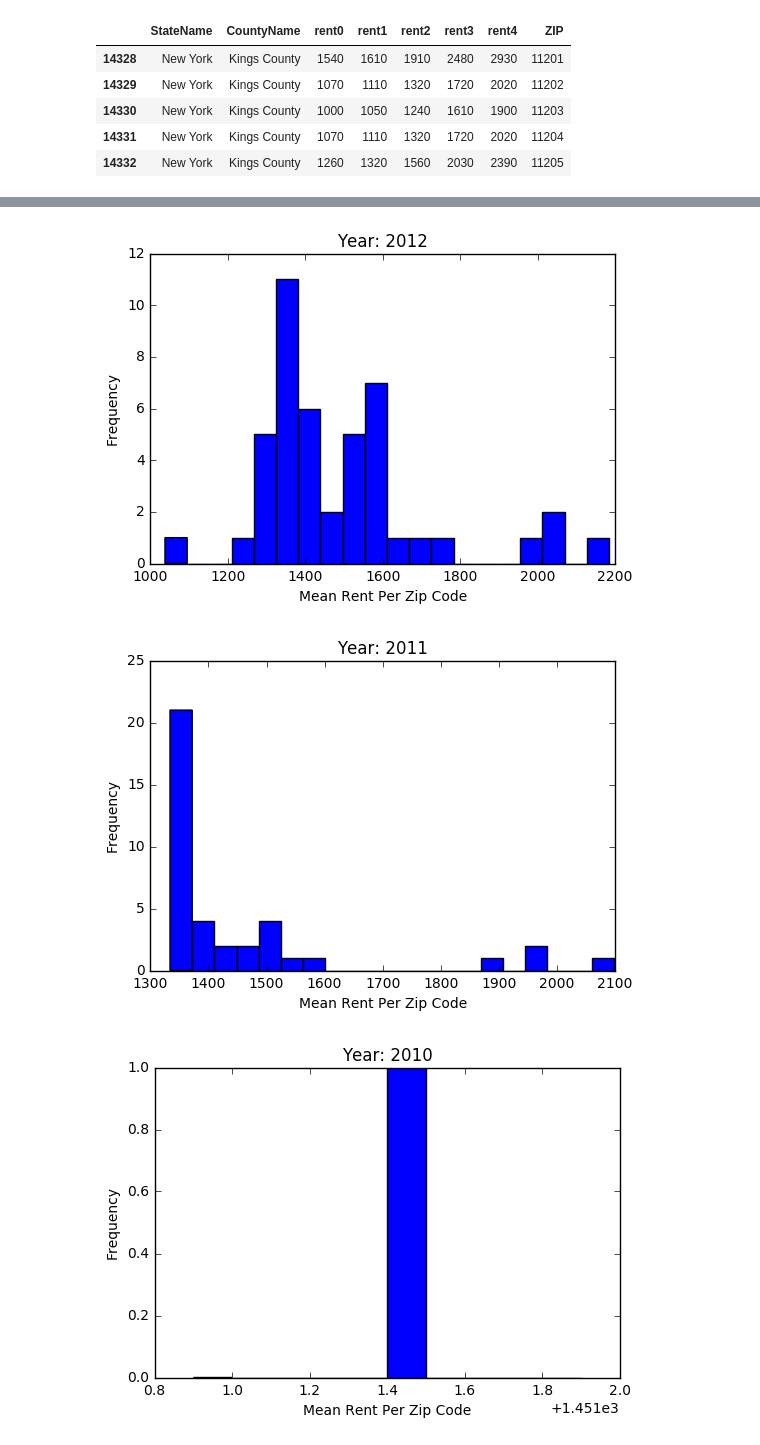
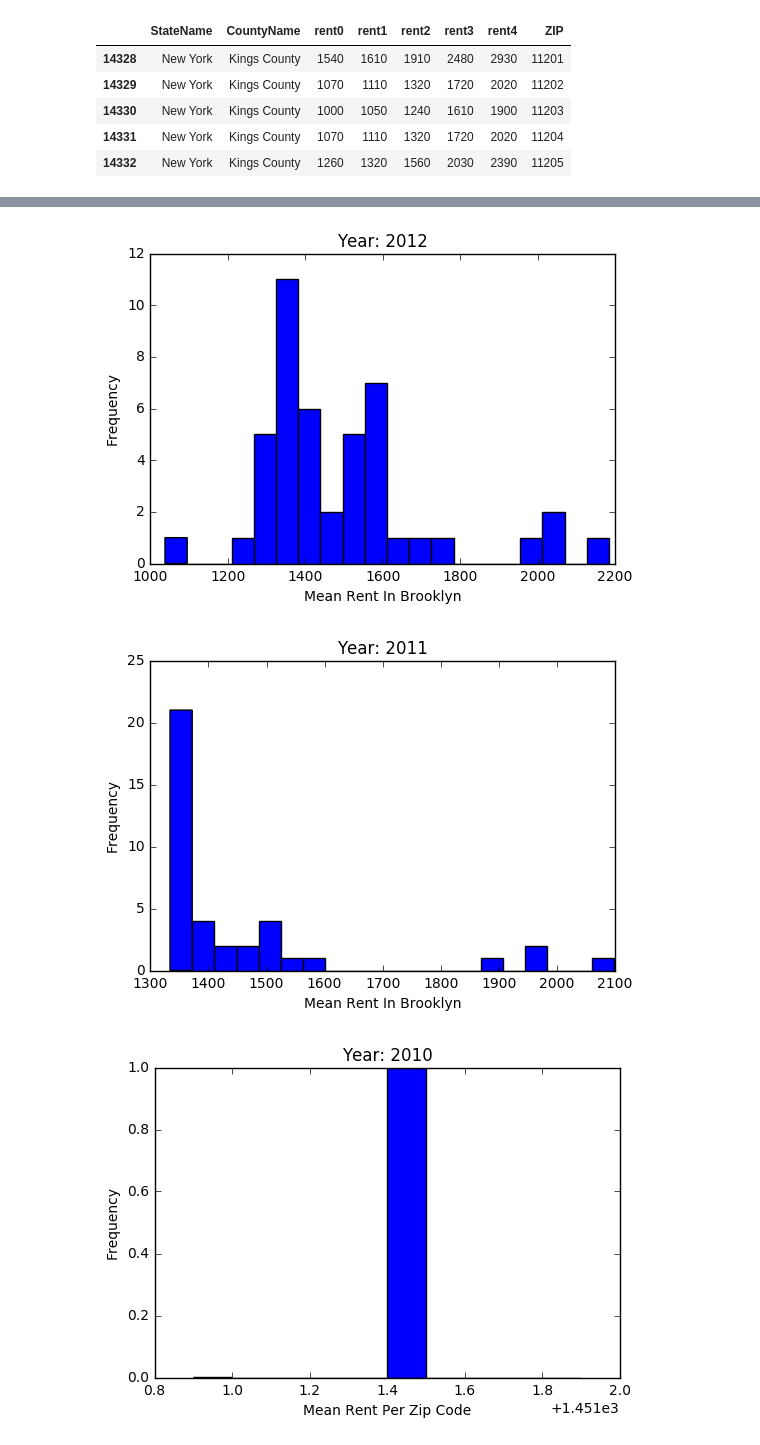
Before and after one commit to cjallow/DataScience-Project, a Jupyter notebook: HB_Rent.ipynb, the cells around one changed output, grey strips where cells are left out. Drawn from its saved outputs; the diff is of its cells as text; code cells hidden in the pictures.

```diff
--- a/HB_Rent.ipynb
+++ b/HB_Rent.ipynb
@@ -145,13 +164,13 @@ df_12.to_csv('data/Brooklyn_Rent12.csv')
 # %%
 year = 2012
 plt.plot(subplots=True)
 plt.hist(df_12['Rent_Mean'].values, bins = 20)
 plt.title('Year: %i' % year)
-plt.xlabel('Mean Rent Per Zip Code')
+plt.xlabel('Mean Rent In Brooklyn')
 plt.ylabel('Frequency')
 plt.show()
 # %% [output]
-[figure, old version]
+[figure, new version]
 # %%
 df_11 = df_11[(df_11.CountyName == 'Kings County') & (df_11.state == 36)]
 df_11 = df_11[['state','CountyName','rent0','rent1','rent2','rent3','rent4','ZIP']]
@@ -164,11 +183,11 @@ year = 2011
 plt.plot(subplots=True)
 plt.hist(df_11['Rent_Mean'].values, bins = 20)
 plt.title('Year: %i' % year)
-plt.xlabel('Mean Rent Per Zip Code')
+plt.xlabel('Mean Rent In Brooklyn')
 plt.ylabel('Frequency')
 plt.show()
 # %% [output]
-[figure, old version]
+[figure, new version]
 # %%
 df_10 = df_10[(df_10.CountyName == 'Kings County') & (df_10.StateName == 'NY')]
 df_10 = df_10[['StateName','CountyName', 'rent0','rent1','rent2','rent3','rent4']]
```
Also changed, not shown: parts of 4 cells of this notebook, 1 other file.
